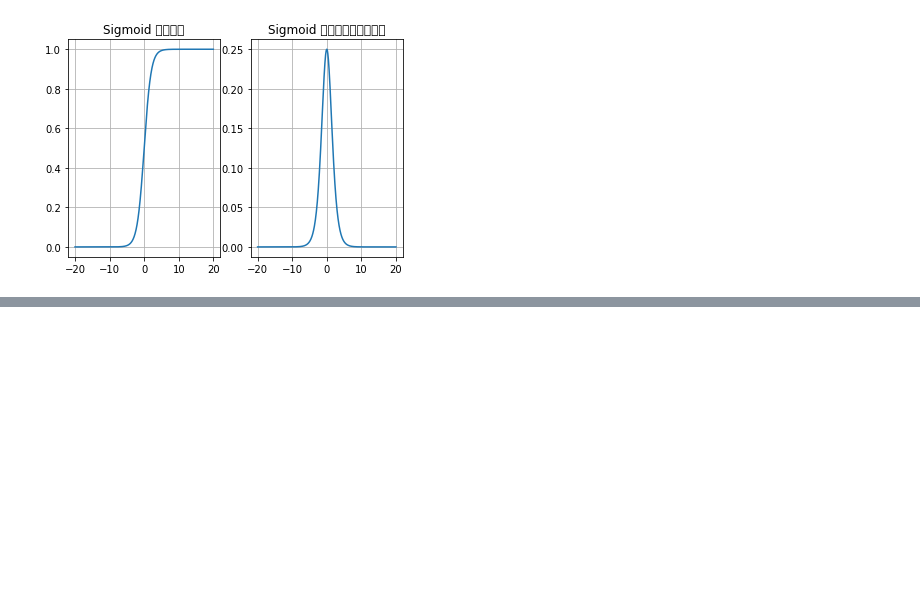
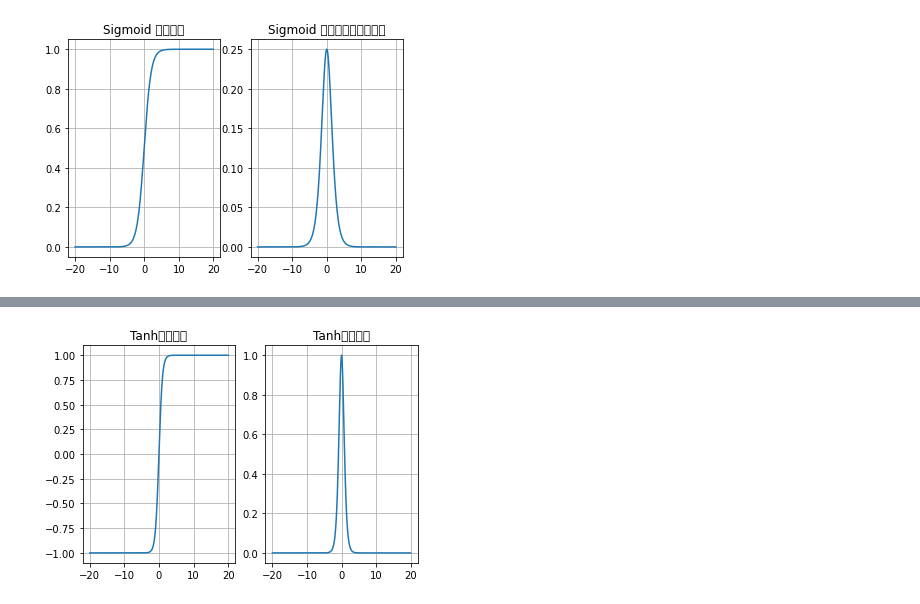
Before and after one commit to JackYangyang0/AI-Learning, a Jupyter notebook: DL/Neural_Network/ANN.ipynb, the cells around one changed output, grey strips where cells are left out. Drawn from its saved outputs; the diff is of its cells as text; code cells hidden in the pictures; blank space fills up the shorter version.

```diff
--- a/DL/Neural_Network/ANN.ipynb
+++ b/DL/Neural_Network/ANN.ipynb
@@ -51,0 +57,20 @@ Tanh公式：$ f(x) = \frac{1-e^{-2x}}{1+e^{-2x}} $
+# %%
+import torch
+import matplotlib.pyplot as plt
+
+_, axes = plt.subplots(1, 2)
+x = torch.linspace(-20, 20, 1000)
+y = torch.tanh(x)
+
+axes[0].plot(x, y)
+axes[0].grid()
+axes[0].set_title("Tanh函数图像")
+
+x = torch.linspace(-20, 20, 1000, requires_grad=True)
+torch.tanh(x).sum().backward()
+axes[1].plot(x.detach(), x.grad)
+axes[1].grid()
+axes[1].set_title("Tanh导数图像")
+plt.show()
+# %% [output]
+[figure, added]
```
Also changed, not shown: parts of 7 cells of this notebook, 1 other file.
